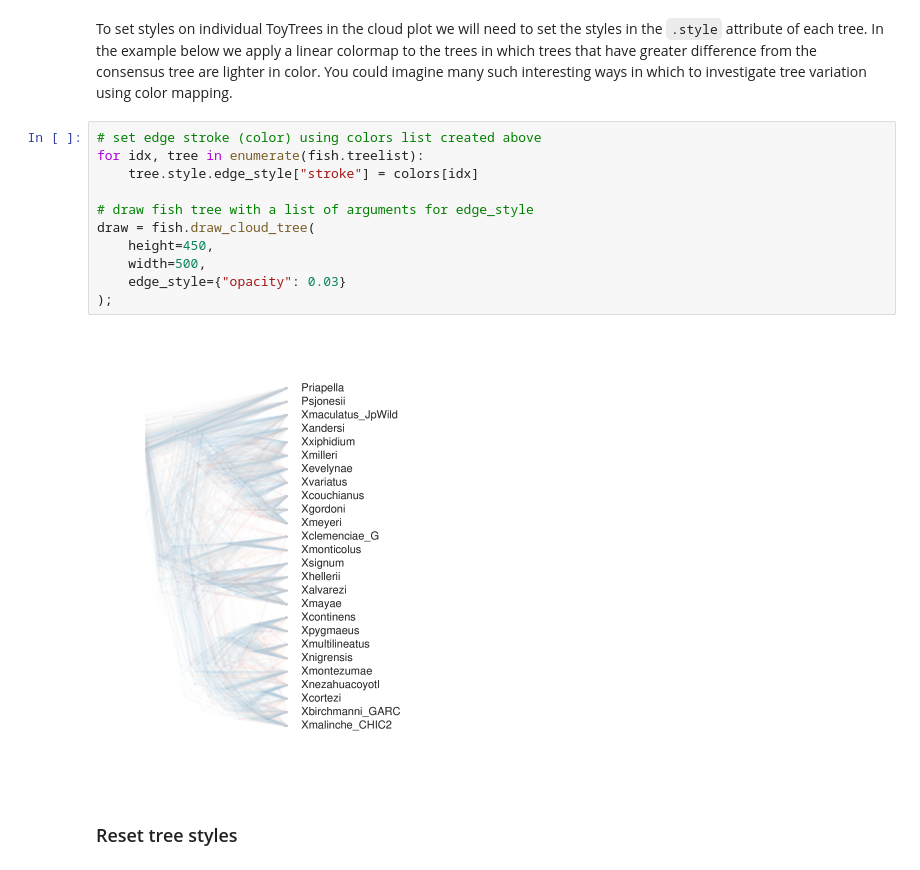
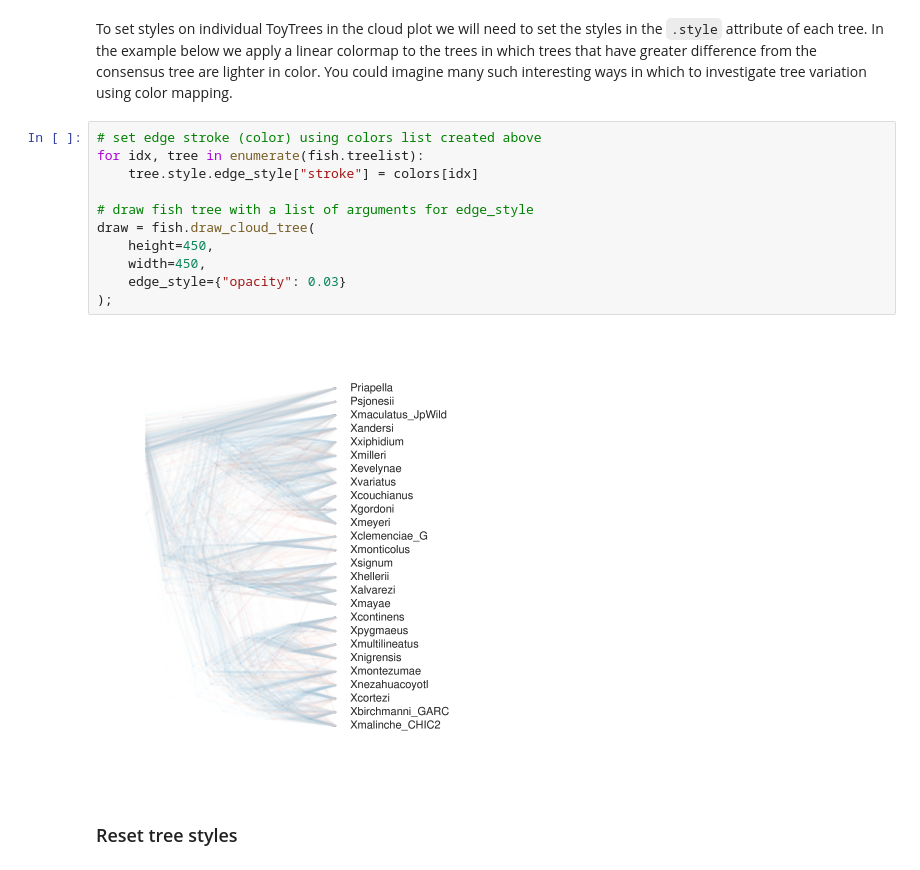
Before and after one commit to eaton-lab/toytree, a Jupyter notebook: docs/7-multitrees.ipynb, the cells around one changed output. Cells and saved outputs as stored; diff of their text form.

```diff
--- a/docs/7-multitrees.ipynb
+++ b/docs/7-multitrees.ipynb
@@ -335,16 +337,16 @@ To set styles on individual ToyTrees in the cloud plot we will need to set the s
 # %%
 # set edge stroke (color) using colors list created above
 for idx, tree in enumerate(fish.treelist):
     tree.style.edge_style["stroke"] = colors[idx]
 
 # draw fish tree with a list of arguments for edge_style
 draw = fish.draw_cloud_tree(
     height=450,
-    width=500,
+    width=450,
     edge_style={"opacity": 0.03}
 );
 # %% [output]
-[figure, old version]
+[figure, new version]
 # %% [markdown]
 ### Reset tree styles
 # %% [markdown]
```
Also changed, not shown: parts of 7 cells of this notebook, 7 other files.
